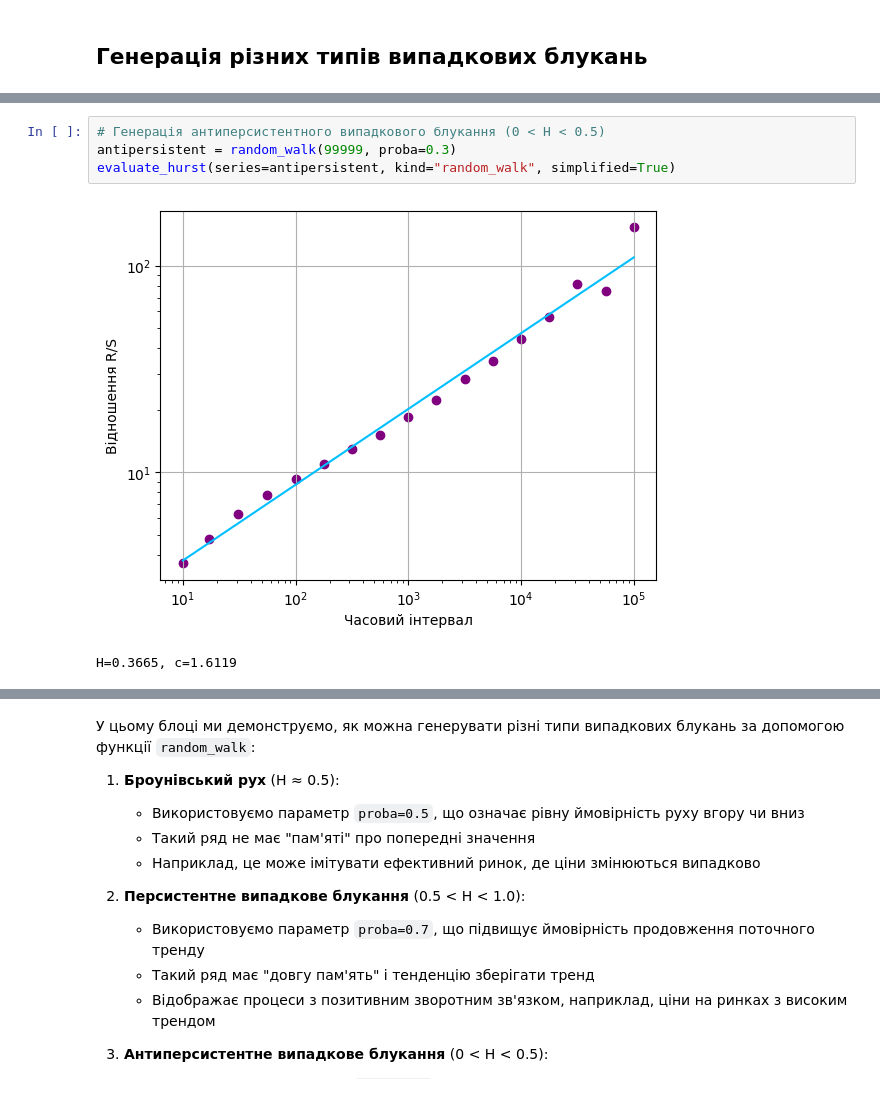
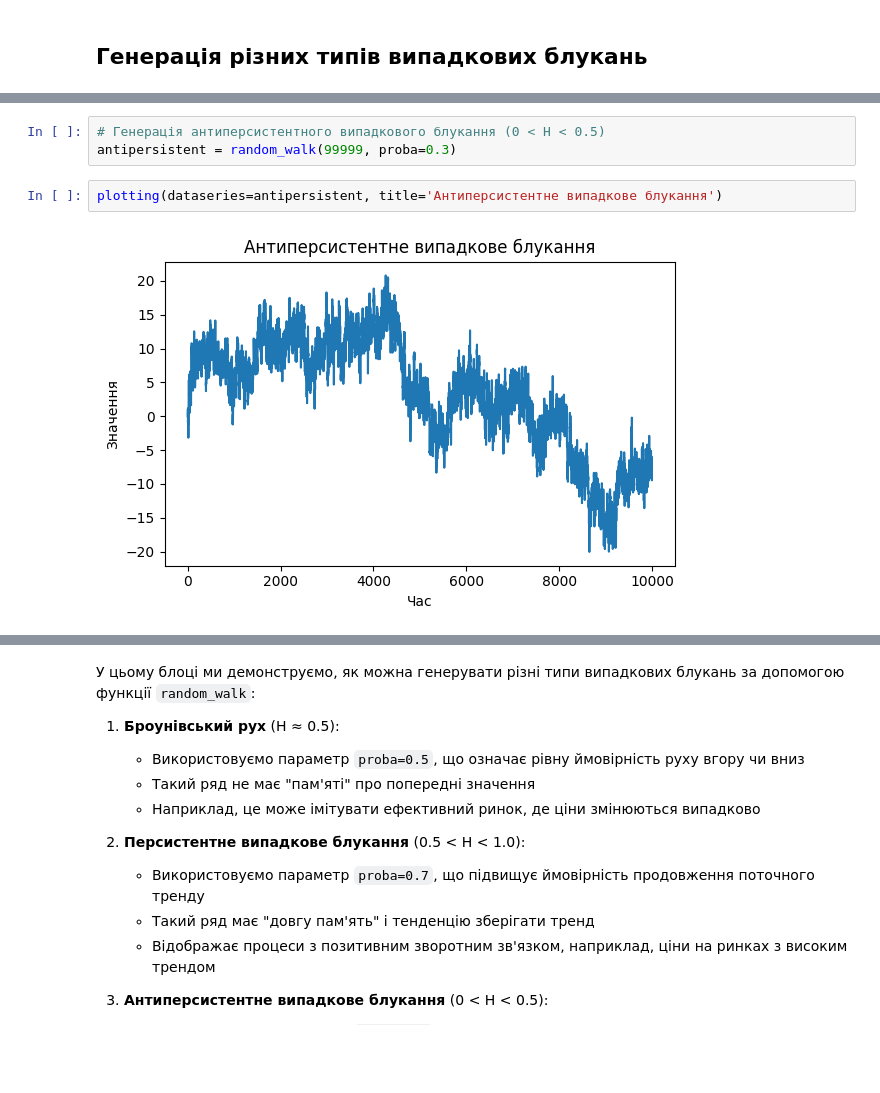
Before and after one commit to SerhiiMiroshnychenko/ScientificCalculations, a Jupyter notebook: Hurst/hurst-compare.ipynb, the cells around one changed output, grey strips where cells are left out. Drawn from its saved outputs; the diff is of its cells as text; blank space fills up the shorter version.

```diff
--- a/Hurst/hurst-compare.ipynb
+++ b/Hurst/hurst-compare.ipynb
@@ -162,7 +210,7 @@ H=0.7263, c=1.1733
 # %%
 # Генерація антиперсистентного випадкового блукання (0 < H < 0.5)
 antipersistent = random_walk(99999, proba=0.3)
-evaluate_hurst(series=antipersistent, kind="random_walk", simplified=True)
-# %% [output]
-[figure, removed]
-H=0.3665, c=1.6119
+# %%
+plotting(dataseries=antipersistent, title='Антиперсистентне випадкове блукання')
+# %% [output]
+[figure, added]
```
Also changed, not shown: parts of 14 cells of this notebook.
